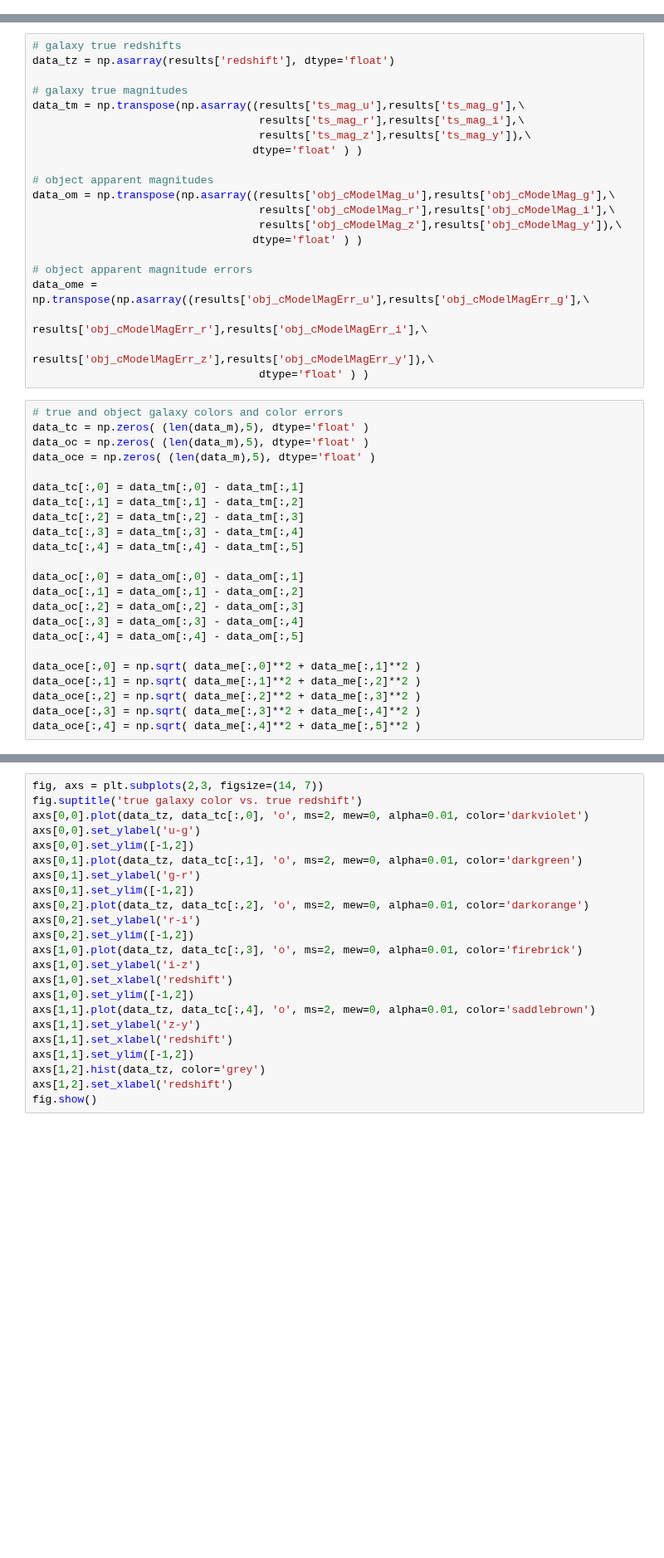
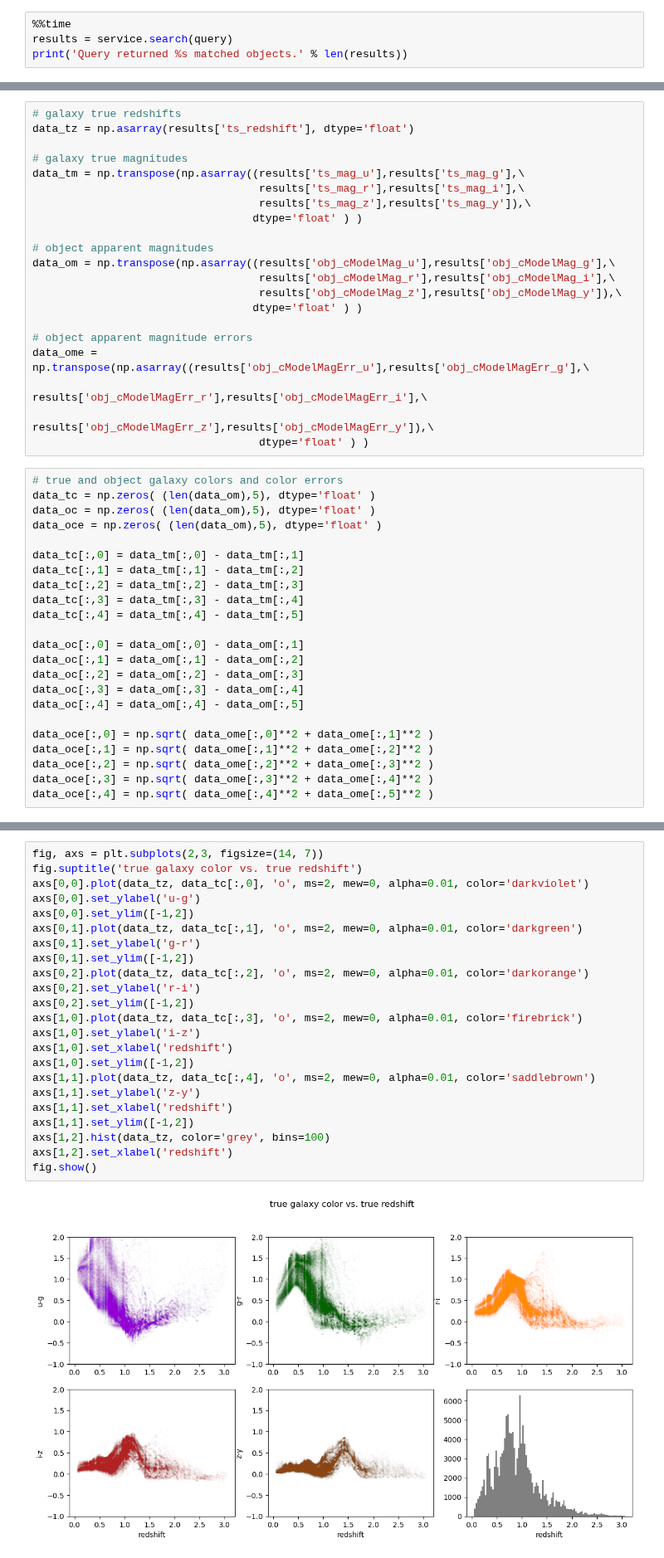
Before and after one commit to rubin-dp0/cst-dev, a Jupyter notebook: MLG_sandbox/DP02/photoz/CMNN_Estimator/leave-one-out_method.ipynb, the cells around one changed output, grey strips where cells are left out. Shown at 83% size. Cells and saved outputs as stored; diff of their text form; blank space fills up the shorter version.

```diff
--- a/MLG_sandbox/DP02/photoz/CMNN_Estimator/leave-one-out_method.ipynb
+++ b/MLG_sandbox/DP02/photoz/CMNN_Estimator/leave-one-out_method.ipynb
@@ -116,0 +146,4 @@ print('Query returned %s matched objects.' % len(results))
+# %%
+%%time
+results = service.search(query)
+print('Query returned %s matched objects.' % len(results))
@@ -120,7 +179,7 @@ print('Query returned %s matched objects.' % len(results))
 In the past they've proved quicker than pandas data frames, but, this might depend on architecture and number of objects. It is unconfirmed whether numpy is optimal for this application, but going with it for this demo.
 # %%
 # galaxy true redshifts
-data_tz = np.asarray(results['redshift'], dtype='float')
+data_tz = np.asarray(results['ts_redshift'], dtype='float')
 
 # galaxy true magnitudes
 data_tm = np.transpose(np.asarray((results['ts_mag_u'],results['ts_mag_g'],\
@@ -141,9 +200,9 @@ data_ome = np.transpose(np.asarray((results['obj_cModelMagErr_u'],results['obj_c
                                    dtype='float' ) )
 # %%
 # true and object galaxy colors and color errors
-data_tc = np.zeros( (len(data_m),5), dtype='float' )
-data_oc = np.zeros( (len(data_m),5), dtype='float' )
-data_oce = np.zeros( (len(data_m),5), dtype='float' )
+data_tc = np.zeros( (len(data_om),5), dtype='float' )
+data_oc = np.zeros( (len(data_om),5), dtype='float' )
+data_oce = np.zeros( (len(data_om),5), dtype='float' )
 
 data_tc[:,0] = data_tm[:,0] - data_tm[:,1]
 data_tc[:,1] = data_tm[:,1] - data_tm[:,2]
@@ -157,9 +216,9 @@ data_oc[:,2] = data_om[:,2] - data_om[:,3]
 data_oc[:,3] = data_om[:,3] - data_om[:,4]
 data_oc[:,4] = data_om[:,4] - data_om[:,5]
 
-data_oce[:,0] = np.sqrt( data_me[:,0]**2 + data_me[:,1]**2 )
-data_oce[:,1] = np.sqrt( data_me[:,1]**2 + data_me[:,2]**2 )
-data_oce[:,2] = np.sqrt( data_me[:,2]**2 + data_me[:,3]**2 )
-data_oce[:,3] = np.sqrt( data_me[:,3]**2 + data_me[:,4]**2 )
-data_oce[:,4] = np.sqrt( data_me[:,4]**2 + data_me[:,5]**2 )
+data_oce[:,0] = np.sqrt( data_ome[:,0]**2 + data_ome[:,1]**2 )
+data_oce[:,1] = np.sqrt( data_ome[:,1]**2 + data_ome[:,2]**2 )
+data_oce[:,2] = np.sqrt( data_ome[:,2]**2 + data_ome[:,3]**2 )
+data_oce[:,3] = np.sqrt( data_ome[:,3]**2 + data_ome[:,4]**2 )
+data_oce[:,4] = np.sqrt( data_ome[:,4]**2 + data_ome[:,5]**2 )
 # %%
@@ -171,26 +233,28 @@ If you want to see what the galaxy properties are like.
 # %%
 fig, axs = plt.subplots(2,3, figsize=(14, 7))
 fig.suptitle('true galaxy color vs. true redshift')
 axs[0,0].plot(data_tz, data_tc[:,0], 'o', ms=2, mew=0, alpha=0.01, color='darkviolet')
 axs[0,0].set_ylabel('u-g')
 axs[0,0].set_ylim([-1,2])
 axs[0,1].plot(data_tz, data_tc[:,1], 'o', ms=2, mew=0, alpha=0.01, color='darkgreen')
 axs[0,1].set_ylabel('g-r')
 axs[0,1].set_ylim([-1,2])
 axs[0,2].plot(data_tz, data_tc[:,2], 'o', ms=2, mew=0, alpha=0.01, color='darkorange')
 axs[0,2].set_ylabel('r-i')
 axs[0,2].set_ylim([-1,2])
 axs[1,0].plot(data_tz, data_tc[:,3], 'o', ms=2, mew=0, alpha=0.01, color='firebrick')
 axs[1,0].set_ylabel('i-z')
 axs[1,0].set_xlabel('redshift')
 axs[1,0].set_ylim([-1,2])
 axs[1,1].plot(data_tz, data_tc[:,4], 'o', ms=2, mew=0, alpha=0.01, color='saddlebrown')
 axs[1,1].set_ylabel('z-y')
 axs[1,1].set_xlabel('redshift')
 axs[1,1].set_ylim([-1,2])
-axs[1,2].hist(data_tz, color='grey')
+axs[1,2].hist(data_tz, color='grey', bins=100)
 axs[1,2].set_xlabel('redshift')
 fig.show()
+# %% [output]
+[figure, added]
 # %% [markdown]
 <br>
 
```
Also changed, not shown: parts of 13 cells of this notebook.
